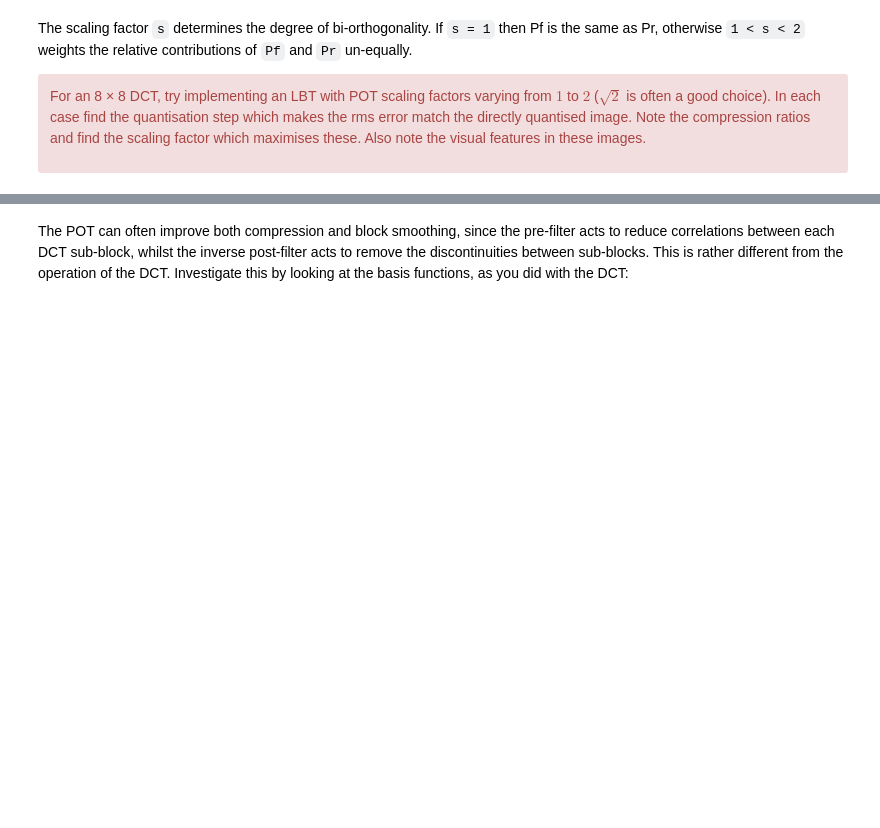
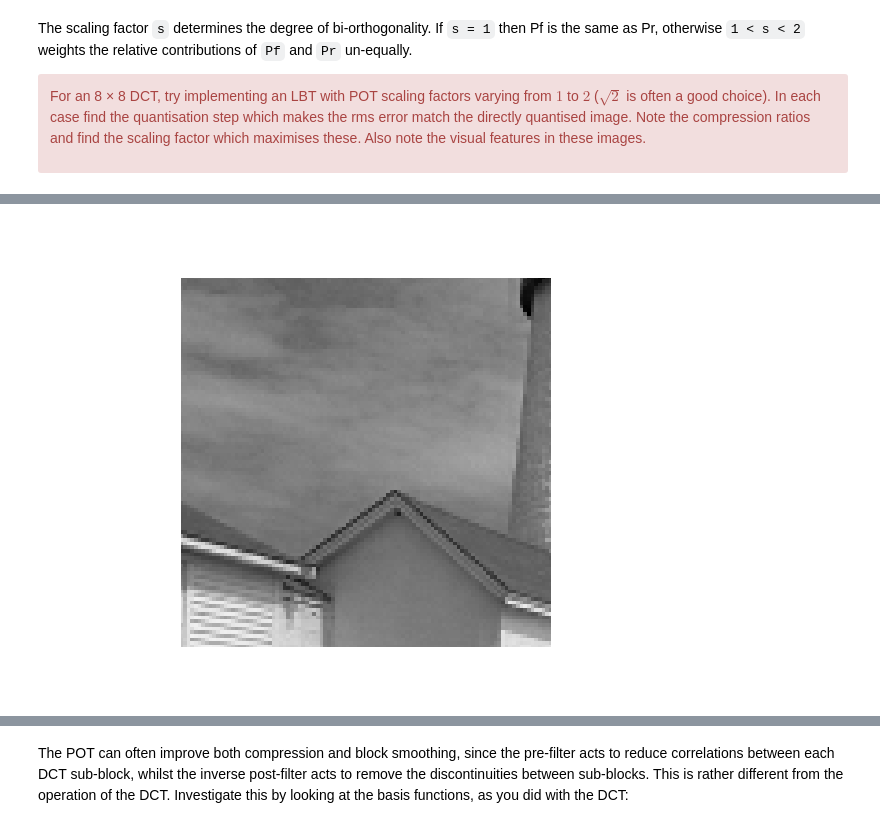
Before and after one commit to ki277/cued_sf2_lab, a Jupyter notebook: 8-lbt.ipynb, the cells around one changed output, grey strips where cells are left out. Cells and saved outputs as stored; diff of their text form; code cells hidden in the pictures; blank space fills up the shorter version.

```diff
--- a/8-lbt.ipynb
+++ b/8-lbt.ipynb
@@ -245,0 +252,16 @@ print(num_bits_direct)
+# %%
+opt, error, rms_list, Y4 = optimize_step_size_lbt(X, 8, 1.4)
+Z8_4 = colxfm(colxfm(Y4.T, C8.T).T, C8.T)
+
+Zp_4 = Z8_4.copy()  #copy the non-transformed edges directly from Z
+Zp_4[:,t] = colxfm(Zp_4[:,t].T, Pr8.T).T
+Zp_4[t,:] = colxfm(Zp_4[t,:], Pr8.T)
+
+fig, ax = plt.subplots()
+ax.imshow(Zp_4, cmap='gray')
+plt.axis('off')
+ax.set_xlim(35, 135)
+ax.set_ylim(155, 55)
+plt.show()
+# %% [output]
+[figure, added]
```
Also changed, not shown: parts of 13 cells of this notebook, 1 other file.
